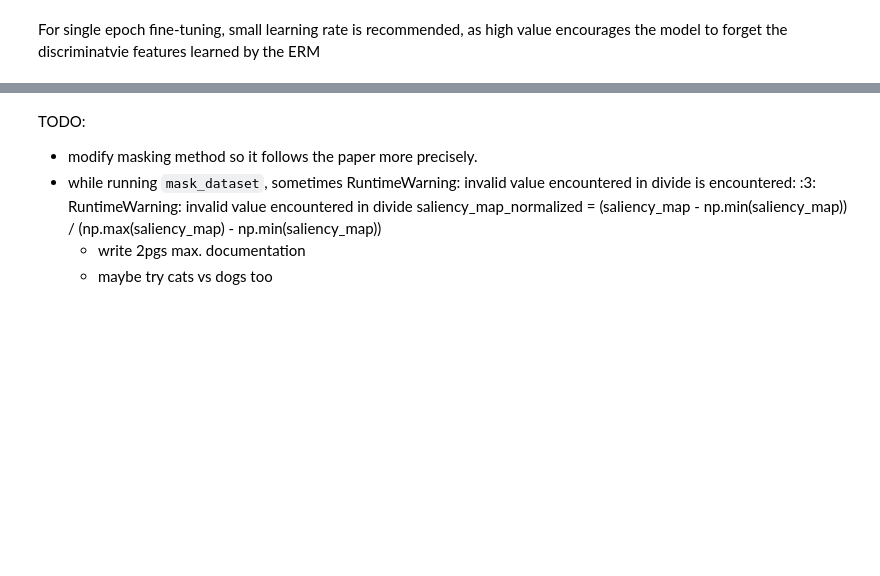
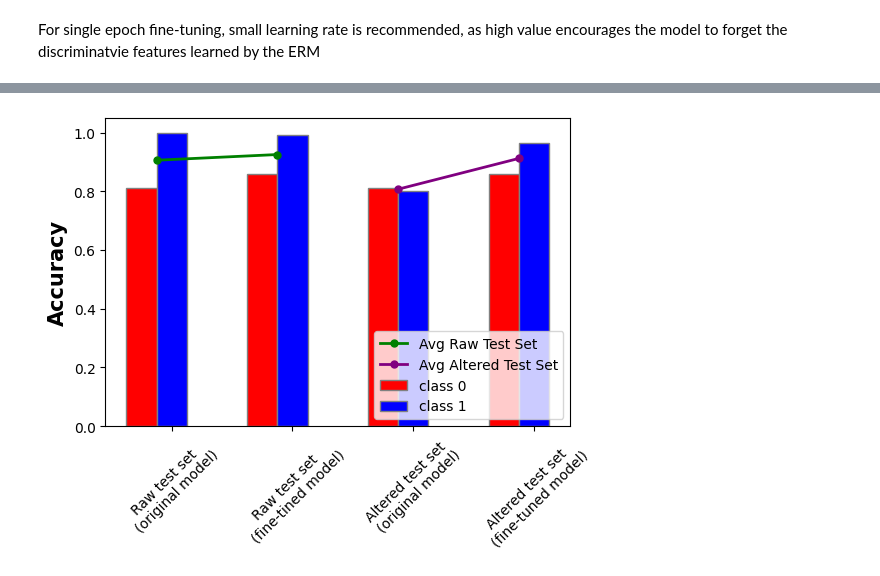
Before and after one commit to vmazashvili/Neural-Networks, a Jupyter notebook: MaskTune_Vano_Mazashvili_1993251.ipynb, the cells around one changed output, grey strips where cells are left out. Saved outputs shown, nothing was run; the diff lists cells and outputs as text; code cells hidden in the pictures; blank space fills up the shorter version.

```diff
--- a/MaskTune_Vano_Mazashvili_1993251.ipynb
+++ b/MaskTune_Vano_Mazashvili_1993251.ipynb
@@ -222,7 +222,7 @@ def add_spurious_feature_test(image, label, spurious_value=(0, 0, 255)):
         spurious_value (tuple, optional): RGB value to assign to the spurious feature pixels. Defaults to blue (0, 0, 255).
 
     Returns:
-        PIL.Image.Image: Transformed image with the spurious feature added (if applicable).
+        PIL.Image.Image: Transformed image with the spurious feature added.
     """
     if label == 1:
         # add feature to class 1 samples
@@ -795,7 +839,8 @@ checkpoint_path = '/content/data/MNIST/CNN_checkpoint.pth'
 model.load_state_dict(torch.load(checkpoint_path))
 
 # fine-tuning parameters
-learning_rate = 0.001
+final_lr = optimizer.param_groups[0]['lr']
+learning_rate = final_lr # same learning rate as the last value in training
 epochs = 1
 optimizer = optim.Adam(model.parameters(), lr=learning_rate)
 
@@ -827,7 +872,4 @@ for epoch in range(epochs):
 
     print(f"Fine-tuning Epoch {epoch+1}/{epochs}, Loss: {epoch_loss:.4f}, Accuracy: {epoch_accuracy:.4f}")
     torch.save(model.state_dict(), f'/content/data/MNIST/CNN_checkpoint_finetuned.pth')
-
-# Evaluate the finetuned model
-test_model(model, test_raw_dataloader, loss_function)
 # %% [output]
@@ -845,0 +877,12 @@ test_model(model, test_spurious_dataloader, loss_function)
+# %%
+# Evaluate the finetuned model
+print("\033[1m \033[93m Testing Finetuned Model on Raw Test Dataset: \033[0m")  # Bold and yellow text
+class_accuracies_ft_raw = test_model(model, test_raw_dataloader, loss_function)
+class_0_acc_ft_raw = class_accuracies_ft_raw[0][0]  # Access accuracy for class 0
+class_1_acc_ft_raw = class_accuracies_ft_raw[0][1]  # Access accuracy for class 1
+#accuracy = class_accuracies_ft_raw[]
+
+print("\033[1m \033[93m Testing Finetuned Model on Biased Test Dataset: \033[0m")  # Bold and yellow text
+class_accuracies_ft_sp = test_model(model, test_spurious_dataloader, loss_function)
+class_0_acc_ft_sp = class_accuracies_ft_sp[0][0]  # Access accuracy for class 0
+class_1_acc_ft_sp = class_accuracies_ft_sp[0][1]  # Access accuracy for class 1
@@ -867,8 +923,50 @@ for i in range(5):  # Plot the first 5 samples
-# %% [markdown]
-TODO:
-- modify masking method so it follows the paper more precisely.
-- while running `mask_dataset`, sometimes RuntimeWarning: invalid value encountered in divide is encountered:
-    <ipython-input-15-611cf68c253b>:3: RuntimeWarning: invalid value encountered in divide
-  saliency_map_normalized = (saliency_map - np.min(saliency_map)) / (np.max(saliency_map) - np.min(saliency_map))
-  - write 2pgs max. documentation
-  - maybe try cats vs dogs too
+# %%
+class_0_accuracies = [
+    class_0_acc_erm_raw,
+    class_0_acc_ft_raw,
+    class_0_acc_erm_sp,
+    class_0_acc_ft_sp
+]
+
+class_1_accuracies = [
+    class_1_acc_erm_raw,
+    class_1_acc_ft_raw,
+    class_1_acc_erm_sp,
+    class_1_acc_ft_sp
+]
+
+# set width of bar
+barWidth = 0.25
+fig, ax = plt.subplots(figsize =(6, 4))
+
+br1 = np.arange(len(class_0_accuracies))
+br2 = [x + barWidth for x in br1]
+
+# Make the plot
+plt.bar(br1, class_0_accuracies, color='r', width=barWidth, edgecolor='grey', label='class 0')
+plt.bar(br2, class_1_accuracies, color='b', width=barWidth, edgecolor='grey', label='class 1')
+
+# Adding Xticks
+plt.xlabel('')
+plt.ylabel('Accuracy', fontweight='bold', fontsize=15)
+
+plt.xticks(
+    [r+barWidth for r in range(len(class_0_accuracies))],
+    ['Raw test set \n(original model)', 'Raw test set \n(fine-tined model)','Altered test set \n(original model)','Altered test set \n(fine-tuned model)'],
+    rotation=45
+    )
+
+# Plot the line connecting the average values for raw model and fine-tuned model
+average_line_raw_x = [br1[0] + barWidth / 2, br1[1] + barWidth / 2]  # X positions of the line endpoints for raw test set
+average_line_raw_y = [(class_0_accuracies[0]+class_1_accuracies[0])/2, (class_0_accuracies[1]+class_1_accuracies[1])/2]  # Y positions of the line endpoints for raw test set
+ax.plot(average_line_raw_x, average_line_raw_y, color='green', marker='o', linestyle='-', linewidth=2, markersize=5, label='Avg Raw Test Set')
+
+# Plot the line connecting the average values for altered test set (original model) and fine-tuned model
+average_line_altered_x = [br1[2] + barWidth / 2, br1[3] + barWidth / 2]  # X positions of the line endpoints for altered test set
+average_line_altered_y = [(class_0_accuracies[2]+class_1_accuracies[2])/2, (class_0_accuracies[3]+class_1_accuracies[3])/2]  # Y positions of the line endpoints for altered test set
+ax.plot(average_line_altered_x, average_line_altered_y, color='purple', marker='o', linestyle='-', linewidth=2, markersize=5, label='Avg Altered Test Set')
+
+plt.legend(loc='lower right')
+plt.show()
+# %% [output]
+[figure, added]
```
Also changed, not shown: parts of 22 cells of this notebook.
